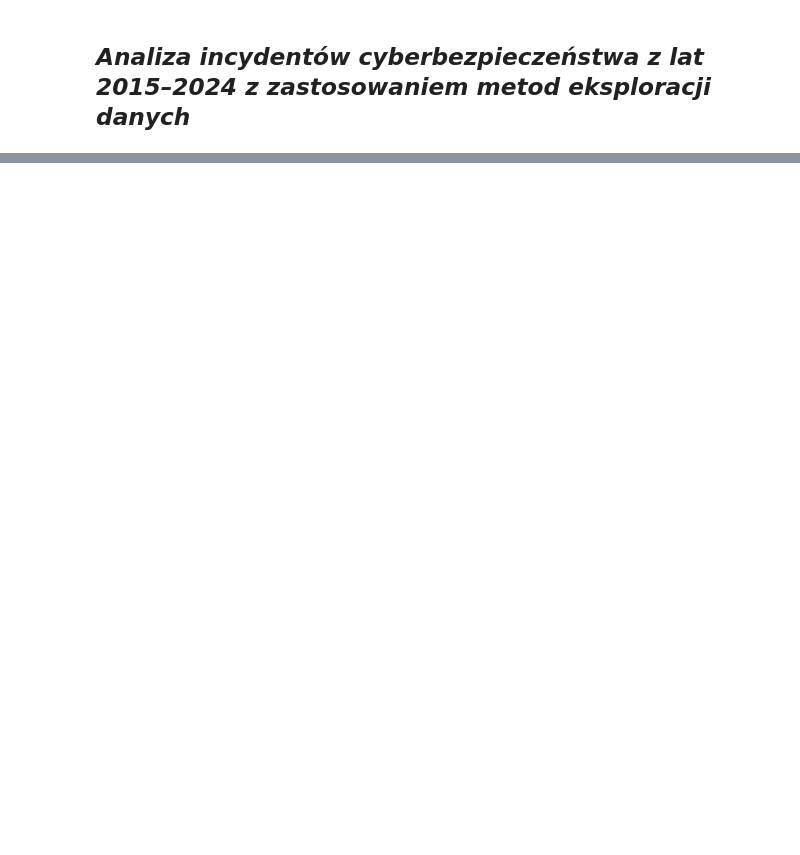
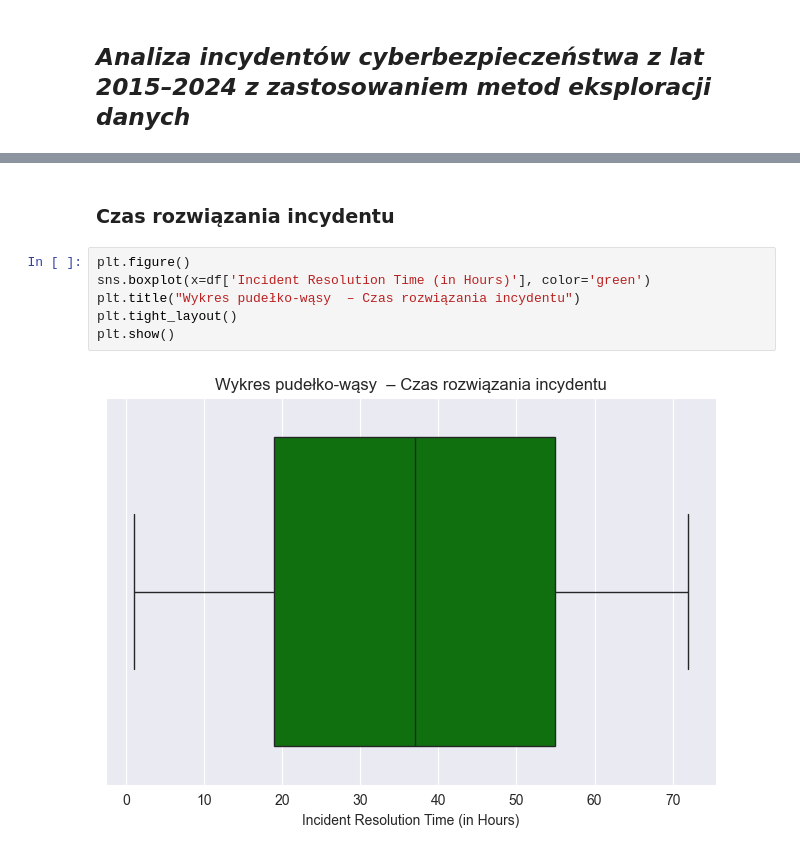
Before and after one commit to olabarycka/CYBERSECURITY-ANALYSIS, a Jupyter notebook: projekt.ipynb, the cells around one changed output, grey strips where cells are left out. Saved outputs shown, nothing was run; the diff lists cells and outputs as text; blank space fills up the shorter version.

```diff
--- a/projekt.ipynb
+++ b/projekt.ipynb
@@ -144,0 +183,10 @@ plt.show()
+# %% [markdown]
+### Czas rozwiązania incydentu
+# %%
+plt.figure()
+sns.boxplot(x=df['Incident Resolution Time (in Hours)'], color='green')
+plt.title("Wykres pudełko-wąsy  – Czas rozwiązania incydentu")
+plt.tight_layout()
+plt.show()
+# %% [output]
+[figure, added]
```
Also changed, not shown: parts of 35 cells of this notebook.
